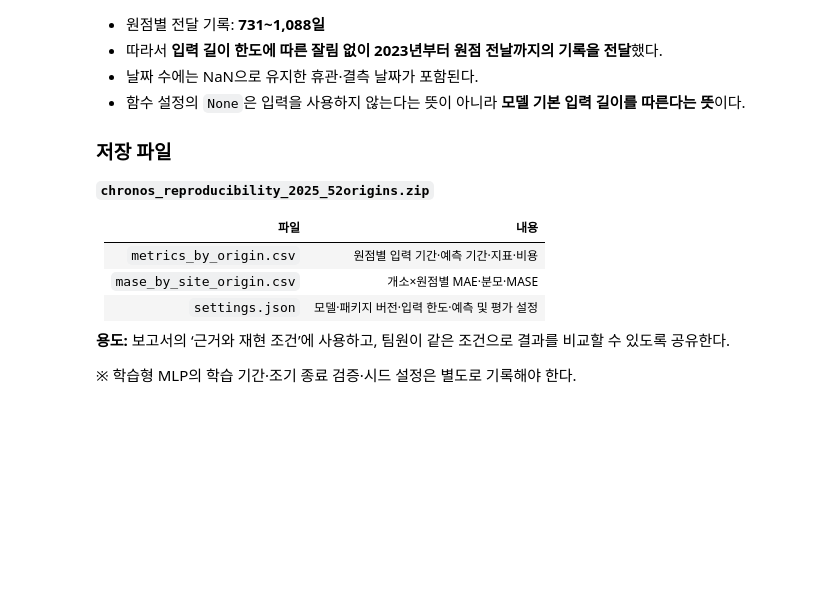
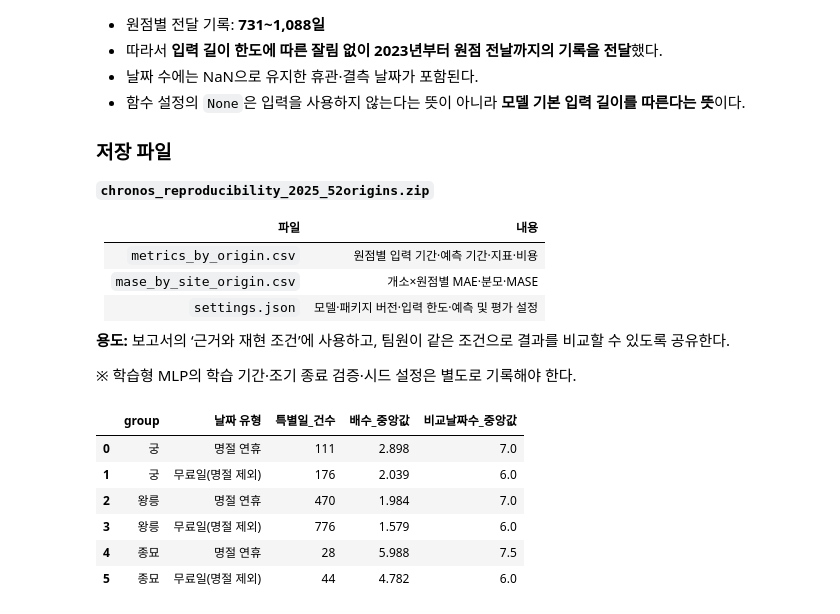
Before and after one commit to ysy3046/ai-data-bootcamp, a Jupyter notebook: project_3_data_모형_검증.ipynb, the cells around one changed output. Saved outputs shown, nothing was run; the diff lists cells and outputs as text; code cells hidden in the pictures; blank space fills up the shorter version.

```diff
--- a/project_3_data_모형_검증.ipynb
+++ b/project_3_data_모형_검증.ipynb
@@ -4348,3 +4348,99 @@ files.download(archive)
 **용도:** 보고서의 ‘근거와 재현 조건’에 사용하고, 팀원이 같은 조건으로 결과를 비교할 수 있도록 공유한다.
 
 ※ 학습형 MLP의 학습 기간·조기 종료 검증·시드 설정은 별도로 기록해야 한다.
+# %%
+effect_panel = model_panel.copy()
+
+# 달력 규칙 + 지금까지 확인한 공식 공지
+effect_panel["is_free_analysis"] = (
+    effect_panel["is_free_rule"].eq(1)
+)
+
+for rule in notice_rules.itertuples():
+    mask = effect_panel["date"].between(rule.start, rule.end)
+
+    if rule.site != "전체":
+        mask &= effect_panel["site"].eq(rule.site)
+
+    effect_panel.loc[mask, "is_free_analysis"] = True
+
+# 평소: 개방일 중 무료일·공휴일·명절 연휴가 아닌 날
+effect_panel["is_normal"] = (
+    effect_panel["y"].notna()
+    & ~effect_panel["is_free_analysis"]
+    & effect_panel["is_holiday"].eq(0)
+    & effect_panel["is_myeongjeol"].eq(0)
+)
+
+effect_rows = []
+
+for site, data in effect_panel.groupby("site"):
+    special = data.loc[
+        data["y"].notna()
+        & (
+            data["is_free_analysis"]
+            | data["is_myeongjeol"].eq(1)
+        )
+    ]
+
+    for row in special.itertuples():
+        normal_days = data.loc[
+            data["is_normal"]
+            & data["date"].between(
+                row.date - pd.Timedelta(days=28),
+                row.date + pd.Timedelta(days=28)
+            )
+            & data["date"].dt.dayofweek.eq(row.date.dayofweek)
+        ]
+
+        normal_mean = normal_days["y"].mean()
+
+        effect_rows.append({
+            "date": row.date,
+            "site": site,
+            "group": row.group,
+            "날짜 유형": (
+                "명절 연휴"
+                if row.is_myeongjeol == 1
+                else "무료일(명절 제외)"
+            ),
+            "관람객": row.y,
+            "비교 날짜 수": len(normal_days),
+            "평소 평균": normal_mean,
+            "배수": (
+                row.y / normal_mean
+                if pd.notna(normal_mean) and normal_mean > 0
+                else np.nan
+            )
+        })
+
+special_day_effects = pd.DataFrame(effect_rows)
+
+# 비교 기준이 없는 사례는 별도로 남김
+usable_effects = special_day_effects.loc[
+    special_day_effects["배수"].notna()
+].copy()
+
+effect_by_group = (
+    usable_effects.groupby(["group", "날짜 유형"])
+    .agg(
+        특별일_건수=("배수", "size"),
+        배수_중앙값=("배수", "median"),
+        비교날짜수_중앙값=("비교 날짜 수", "median")
+    )
+    .reset_index()
+)
+
+display(effect_by_group.round(3))
+print(
+    "비교 기준이 없어 배수를 계산하지 못한 건수:",
+    special_day_effects["배수"].isna().sum()
+)
+# %% [output]
+|  | group | 날짜 유형 | 특별일_건수 | 배수_중앙값 | 비교날짜수_중앙값 |
+| 0 | 궁 | 명절 연휴 | 111 | 2.898 | 7.0 |
+| 1 | 궁 | 무료일(명절 제외) | 176 | 2.039 | 6.0 |
+| 2 | 왕릉 | 명절 연휴 | 470 | 1.984 | 7.0 |
+| 3 | 왕릉 | 무료일(명절 제외) | 776 | 1.579 | 6.0 |
+| 4 | 종묘 | 명절 연휴 | 28 | 5.988 | 7.5 |
+| 5 | 종묘 | 무료일(명절 제외) | 44 | 4.782 | 6.0 |
```
Also changed, not shown: parts of 13 cells of this notebook.
